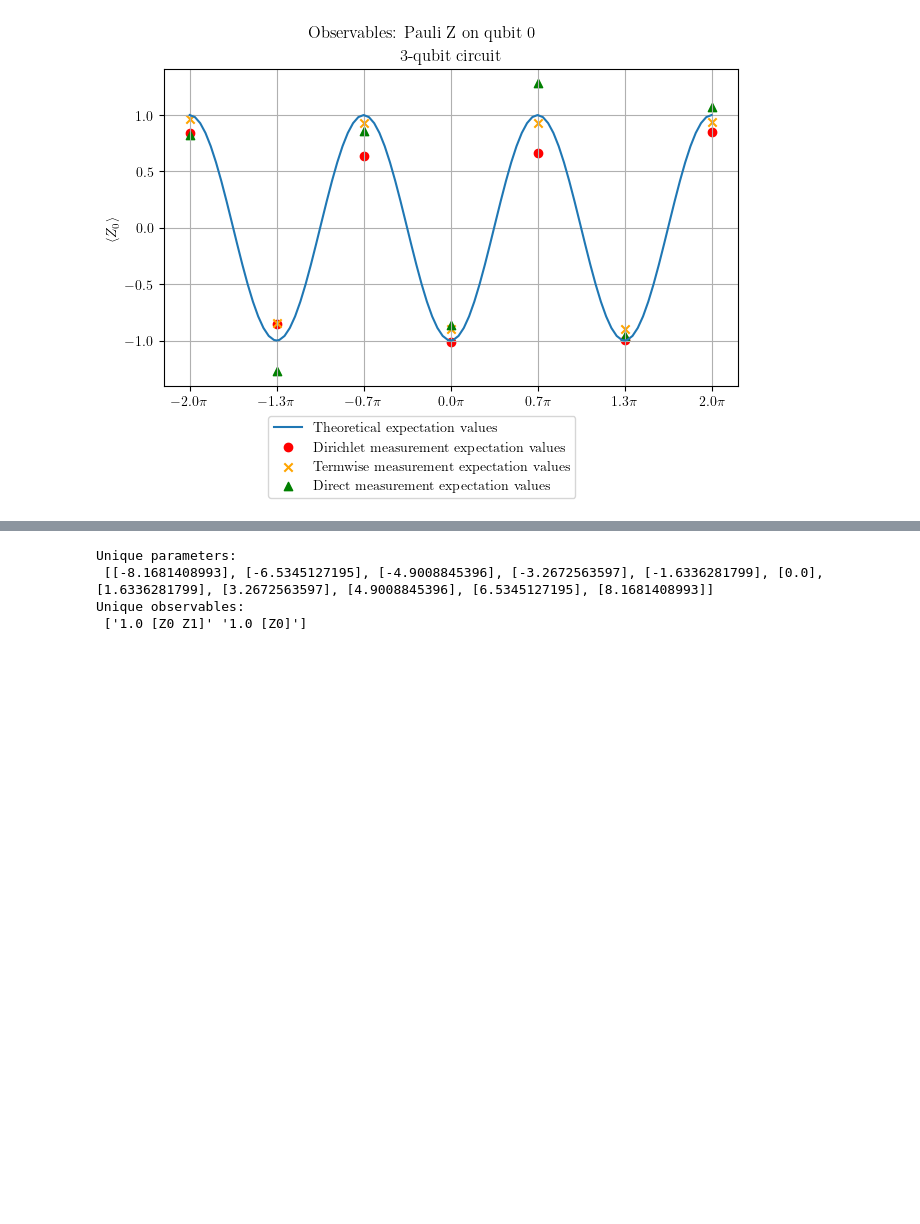
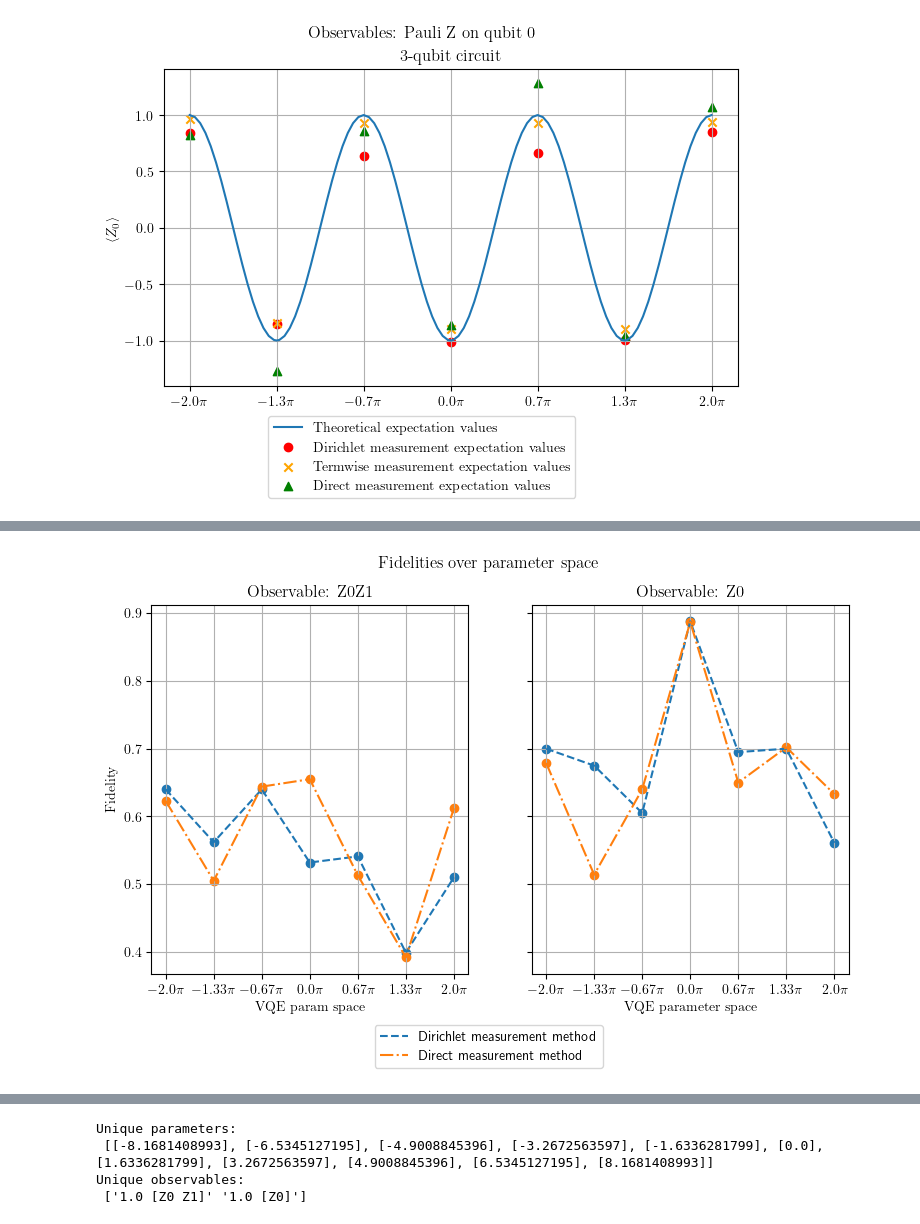
Before and after one commit to fgkritsis/PhD_notebooks, a Jupyter notebook: Mainz_data/mainz_trapped_ion_experiments.ipynb, the cells around one changed output, grey strips where cells are left out. Cells and saved outputs as stored; diff of their text form; code cells hidden in the pictures; blank space fills up the shorter version.

Commit message:
finalized phase function plots

```diff
--- a/Mainz_data/mainz_trapped_ion_experiments.ipynb
+++ b/Mainz_data/mainz_trapped_ion_experiments.ipynb
@@ -328,17 +155,3 @@ print(exp_meth['parameter'].dropna())
-# %%
-import pennylane as qml
-import numpy as np
-
-def ansatz2(params, wires=range(2)):
-    params=params*np.array([1.3,])
-    qml.PauliX(wires=[0])
-    qml.SingleExcitation(params[0], wires=[0,1])
-
-def ansatz3(params, wires=range(3)):
-    params=params*np.array([1.5,-0.667])
-    qml.PauliX(wires=[0])
-    qml.SingleExcitation(params[0], wires=[0,1])
-    qml.SingleExcitation(params[1], wires=[1,2])
 # %%
 an_space=np.linspace(-2*np.pi, 2*np.pi, num=100)
 dat_space=np.linspace(-2*np.pi, 2*np.pi, num=7)
@@ -551,0 +317,82 @@ for obs in vpe_data_3qb.observable.dropna().unique():
+# %%
+fids=[]
+fidelities={}
+
+params_sweep_space = np.linspace(-2*np.pi, 2*np.pi, num=7)
+params_for_fids=[param for param in params_sweep_space]
+
+fids_for_z0_over_methods={}
+fids_for_z0z1_over_methods={}
+fids_for_z0_over_params_dirichlet=[]
+fids_for_z0_over_params_direct=[]
+fids_for_z0z1_over_params_dirichlet=[]
+fids_for_z0z1_over_params_direct=[]
+
+for idx, param in enumerate(unique_params_3qb):
+    #print(param)
+    param_mask=vpe_data_3qb['parameter'].apply(lambda x: all(val is None or val in param for val in x) if x is not None else False)
+    cached_param_mask=vpe_data_3qb['cached_params'].apply(lambda x: all(val is None or val in param for val in x) if x is not None else False)
+    #param_filt=vpe_data[vpe_data['parameter']==param]
+    param_filt=vpe_data_3qb[param_mask]
+    #cached_param_filt=vpe_data[vpe_data['cached_params']==param]
+    cached_param_filt=vpe_data_3qb[cached_param_mask]
+    for method in param_filt['expval_method'].dropna().unique():
+        #method='dirichlet'
+        method_filt=param_filt[param_filt['expval_method']==method]
+        cached_method_filt=cached_param_filt[cached_param_filt['expval_method']==method]
+        for obs in method_filt['observable'].dropna().unique():
+            #phase_func_imag_dev[obs]=method_filt[method_filt['observable']==obs].cfvpe_phase_function_imag_arr.to_numpy()[0]
+            phase_func_imag_analytic[obs]=method_filt[method_filt['observable']==obs].cfvpe_ref_phase_function_imag_arr.to_numpy()[0]
+
+            cached_obs_filt=cached_method_filt[cached_method_filt['observable']==obs]
+            mask=cached_obs_filt[cached_obs_filt['cached_value_str']=='expvalYphased_ps']
+            fidelities[obs]=np.round(cached_obs_filt[cached_obs_filt['cached_value_str']=='fidelity'].cached_value.to_numpy()[0], 3)
+            fids.append(fidelities[obs])
+
+        #print('fidelities:',fidelities)
+        fids_for_z0_over_methods[method]=fidelities[unique_obs_3qb[0]]
+        fids_for_z0z1_over_methods[method]=fidelities[unique_obs_3qb[1]]
+    fids_for_z0_over_params_dirichlet.append(fids_for_z0_over_methods['dirichlet'])
+    fids_for_z0_over_params_direct.append(fids_for_z0_over_methods['direct'])
+    fids_for_z0z1_over_params_dirichlet.append(fids_for_z0z1_over_methods['dirichlet'])
+    fids_for_z0z1_over_params_direct.append(fids_for_z0z1_over_methods['direct'])
+
+
+fig_dirichlet, (ax1, ax2) = plt.subplots(1,2, sharey=True)
+
+ax1.plot(params_for_fids, fids_for_z0_over_params_dirichlet, linestyle="--", label="Dirichlet measurement method")
+ax1.plot(params_for_fids, fids_for_z0_over_params_direct, linestyle="-.", label="Direct measurement method")
+ax1.scatter(params_for_fids, fids_for_z0_over_params_dirichlet)
+ax1.scatter(params_for_fids, fids_for_z0_over_params_direct)
+ax1.set_xlabel(r'$\textrm{VQE param space}$')
+ax1.set_ylabel(r'$\textrm{Fidelity}$')
+ax1.set_title(r'$\textrm{Observable: Z0Z1}$')
+assert '1.0 [Z0 Z1]'==unique_obs_3qb[0]
+
+pi_formatter = lambda x: r"${}\pi$".format(np.round(x / np.pi,2))
+tick_labels = [pi_formatter(x) for x in params_for_fids]
+ax1.set_xticks(params_for_fids, tick_labels)
+ax1.grid(True)
+
+ax2.plot(params_for_fids, fids_for_z0z1_over_params_dirichlet, linestyle="--")
+ax2.plot(params_for_fids, fids_for_z0z1_over_params_direct, linestyle="-.")
+ax2.scatter(params_for_fids, fids_for_z0z1_over_params_dirichlet)
+ax2.scatter(params_for_fids, fids_for_z0z1_over_params_direct)
+ax2.set_xlabel(r'$\textrm{VQE parameter space}$')
+
+ax2.set_title(r'$\textrm{Observable: Z0}$')
+assert '1.0 [Z0]'==unique_obs_3qb[1]
+ax2.set_xticks(params_for_fids, tick_labels)
+ax2.grid(True)
+
+fig_dirichlet.suptitle(r'$\textrm{Fidelities over parameter space}$')
+fig_dirichlet.legend(bbox_to_anchor=(0.5, -0.1), loc='outside lower center')
+fig_dirichlet.set_figwidth(9)
+#fig_dirichlet.show()
+from pathlib import Path
+figures_filename= notebook_path+'/fidelities_3qubits/'+'/fidelities.pdf'
+Path(figures_filename).parent.mkdir(parents=True, exist_ok=True)
+plt.savefig(figures_filename)
+plt.show()
+# %% [output]
+[figure, added]
```
Also changed, not shown: parts of 39 cells of this notebook.
